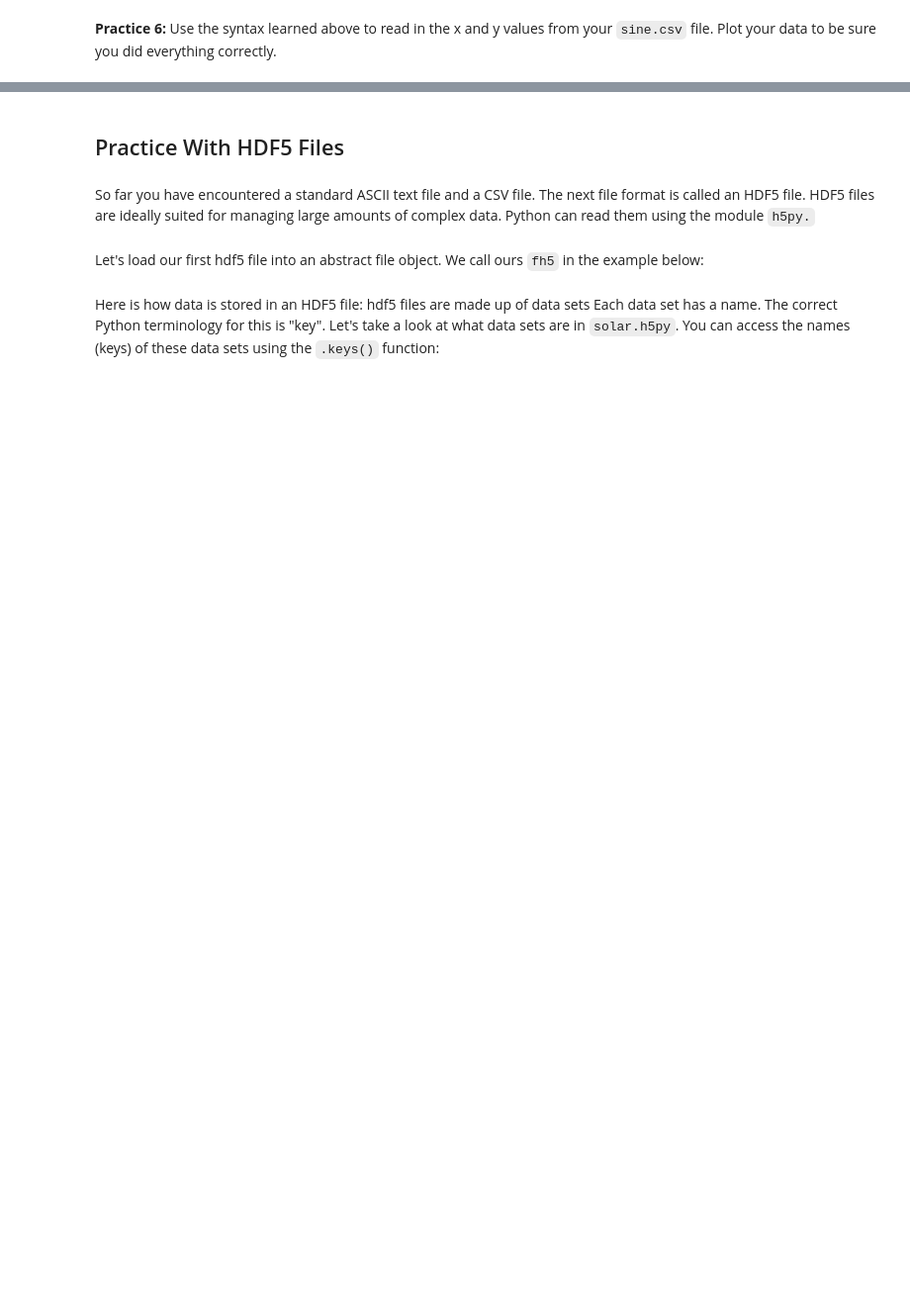
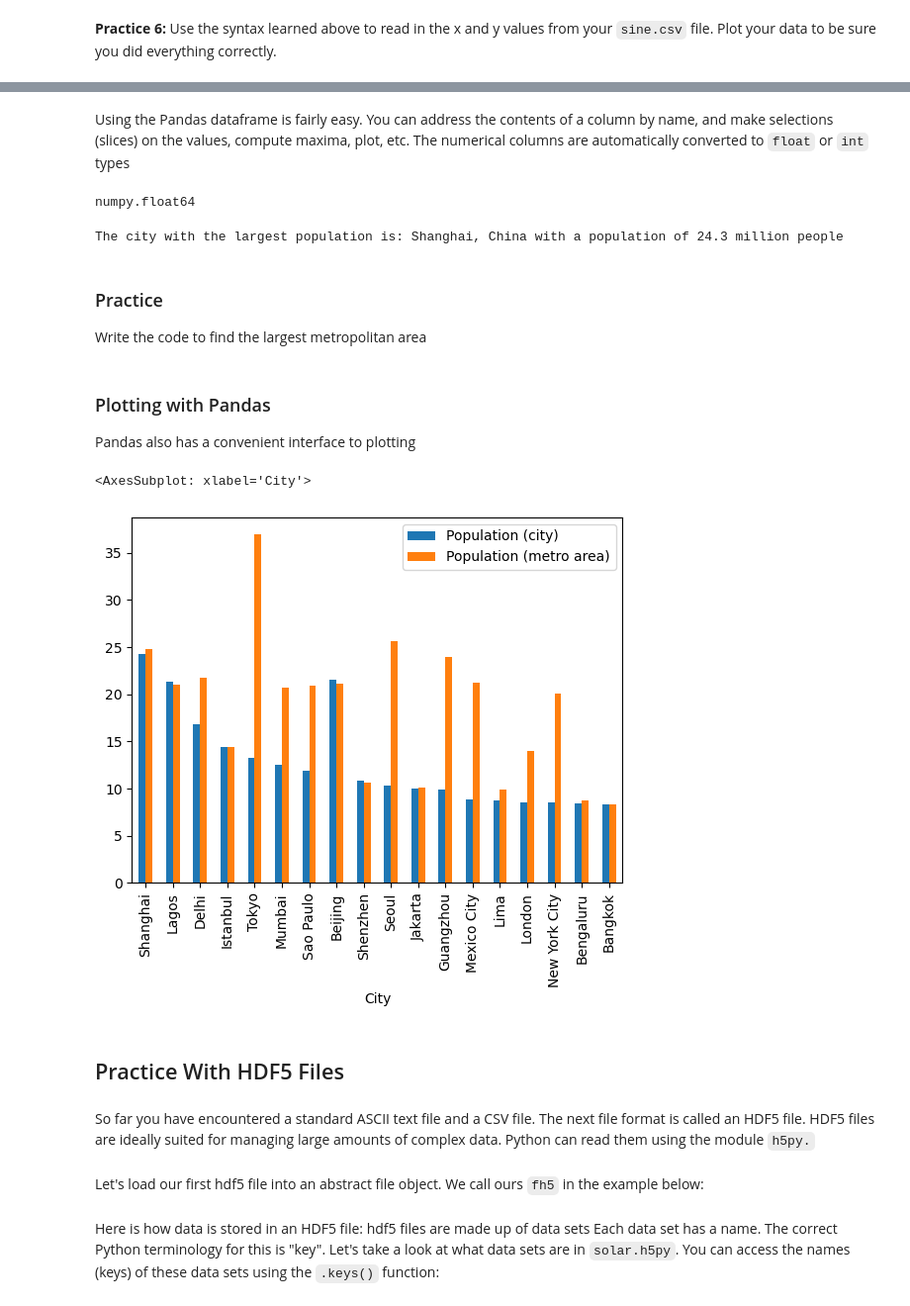
Before and after one commit to ds-connectors/Physics-88-SP23, a Jupyter notebook: Week06/WS04/Workshop04_optional.ipynb, the cells around one changed output, grey strips where cells are left out. Shown at 99% size. Drawn from its saved outputs; the diff is of its cells as text; code cells hidden in the pictures; blank space fills up the shorter version.

Commit message:
Pandas exampple in WS04

```diff
--- a/Week06/WS04/Workshop04_optional.ipynb
+++ b/Week06/WS04/Workshop04_optional.ipynb
@@ -107,0 +158,3 @@ print("The city with the largest population is: %s with a population of %.1f mil
+# %%
+df = pd.read_excel('cities.xlsx')
+df
@@ -108,5 +179,32 @@ print("The city with the largest population is: %s with a population of %.1f mil
 # %% [markdown]
 <a id='exercises'></a>
+# %% [markdown]
+Using the Pandas dataframe is fairly easy. You can address the contents of a column by name, and make selections (slices) on the values, compute maxima, plot, etc. The numerical columns are automatically converted to `float` or `int` types
+# %%
+type(df["Population (city)"][0])
+# %% [output]
+numpy.float64
+# %%
+maxPopIdx = df["Population (city)"].idxmax()
+print("The city with the largest population is: {city:s}, {country:s} with a population of {pop:.1f} million people".
+      format(city=df["City"][maxPopIdx],
+             country=df["Country"][maxPopIdx],
+             pop=df["Population (city)"][maxPopIdx]))
+# %% [output]
+The city with the largest population is: Shanghai, China with a population of 24.3 million people
+# %% [markdown]
+### Practice
+
+Write the code to find the largest metropolitan area
+# %% [markdown]
+### Plotting with Pandas
+
+Pandas also has a convenient interface to plotting
+# %%
+df.plot.bar(x='City',y=['Population (city)','Population (metro area)'])
+# %% [output]
+<AxesSubplot: xlabel='City'>
+[figure, added]
 # %% [markdown]
 ## Practice With HDF5 Files
 # %% [markdown]
```
Also changed, not shown: parts of 10 cells of this notebook, 1 other file.
